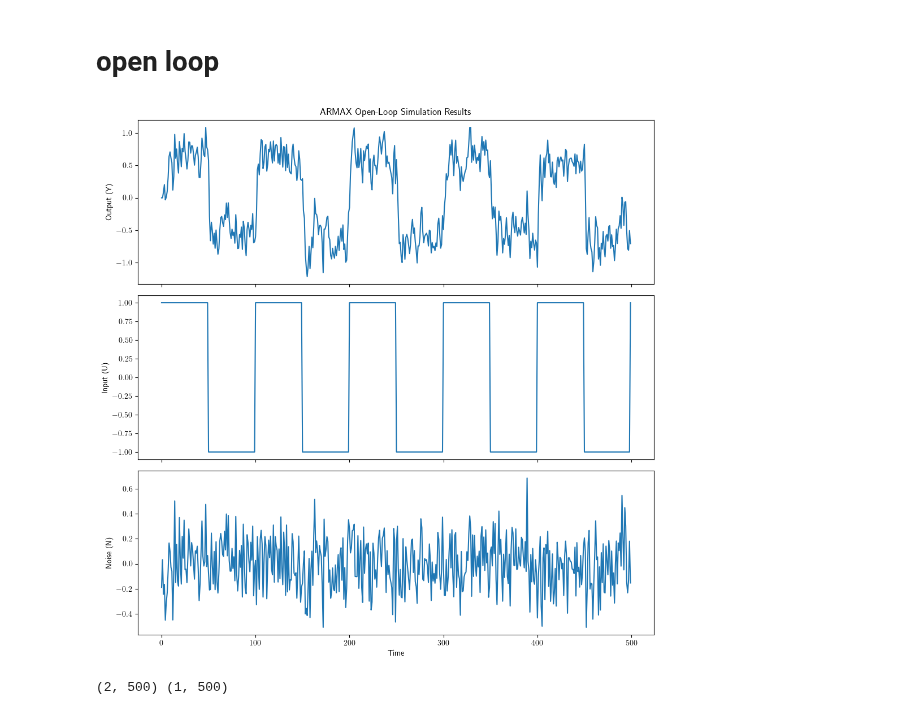
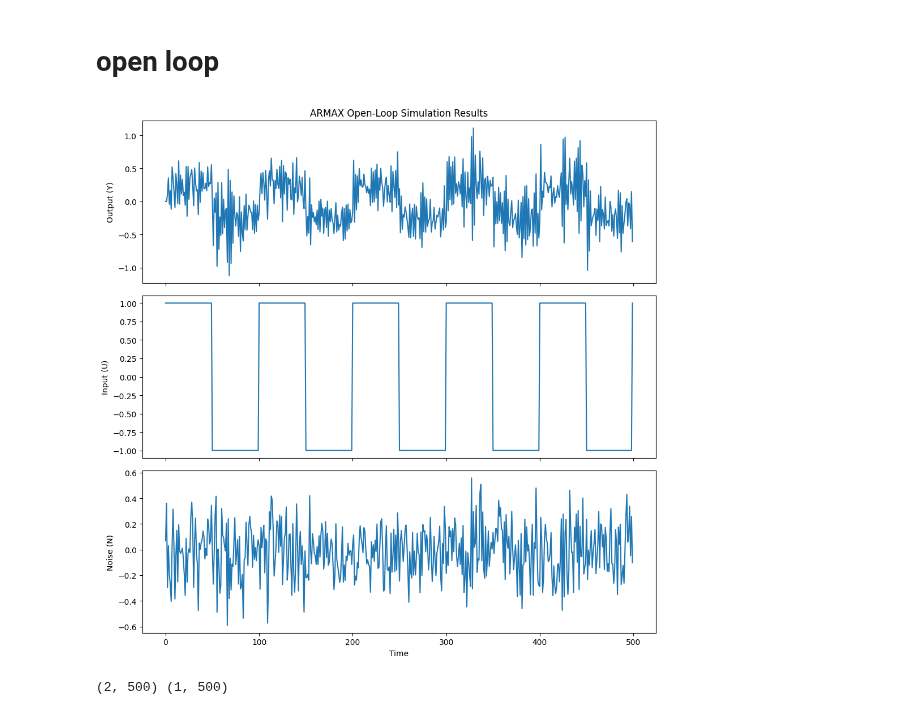
Before and after one commit to Muckthebuck/Learning-Dynamic-Systems, a Jupyter notebook: indirect_identification/notebooks/sps_plots.ipynb, the cells around one changed output. Cells and saved outputs as stored; diff of their text form; code cells hidden in the pictures.

```diff
--- a/indirect_identification/notebooks/sps_plots.ipynb
+++ b/indirect_identification/notebooks/sps_plots.ipynb
@@ -24,7 +24,7 @@ import matplotlib.pyplot as plt
 from scipy import signal
 # Plotting
 import matplotlib as mpl
-mpl.rcParams['text.usetex'] = True  # Use full LaTeX engine
+# mpl.rcParams['text.usetex'] = True  # Use full LaTeX engine
 
 class ARMAX:
     def __init__(self, A, B, C):
@@ -60,36 +60,36 @@ class ARMAX:
 
         axs[1].plot(U)
         axs[1].set_ylabel('Input (U)')
 
         axs[2].plot(N)
         axs[2].set_ylabel('Noise (N)')
 
         if R is not None:
             axs[3].plot(R)
             axs[3].set_ylabel('Reference (R)')
             axs[3].set_xlabel('Time')
         else:
             axs[2].set_xlabel('Time')
 
         plt.tight_layout()
         plt.show()
 
 # Example usage
-A = [1, -0.44]   # A(z^-1) = 1 - 0.33z^-1 - 0.1z^-2
-B = [0.33]       # B(z^-1) = 0.22z^-1 + 0.1z^-2
+A = [1, 0.7]   # A(z^-1) = 1 - 0.33z^-1 - 0.1z^-2
+B = [0.4]       # B(z^-1) = 0.22z^-1 + 0.1z^-2
 C = [1]               #
 
 armax_model = ARMAX(A, B, C)
 
 n_samples = 500
 U = 1* signal.square(np.linspace(0, 10*np.pi, n_samples))
 
 Y, U, noise = armax_model.simulate_open_loop(n_samples, U, noise_std=0.2)
 armax_model.plot_results(Y, U, noise)  # No R needed for open-loop
 U = U.reshape(1, -1)
 print(Y.shape, U.shape)
 # %% [output]
-[figure, old version]
+[figure, new version]
 (2, 500) (1, 500)
 # %%
 from indirect_identification.sps_indirect import SPS_indirect_model
```
Also changed, not shown: parts of 7 cells of this notebook, 5 other files.
